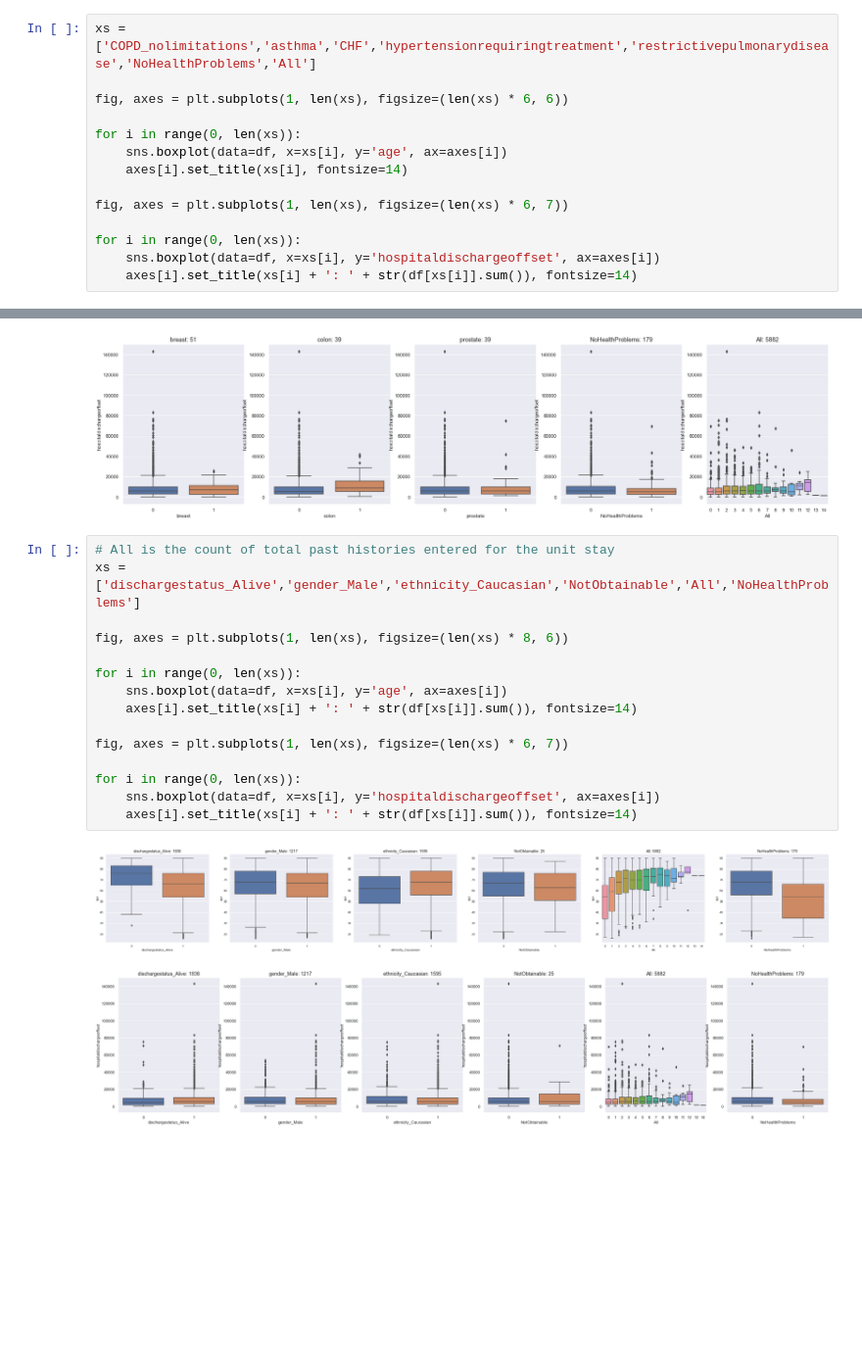
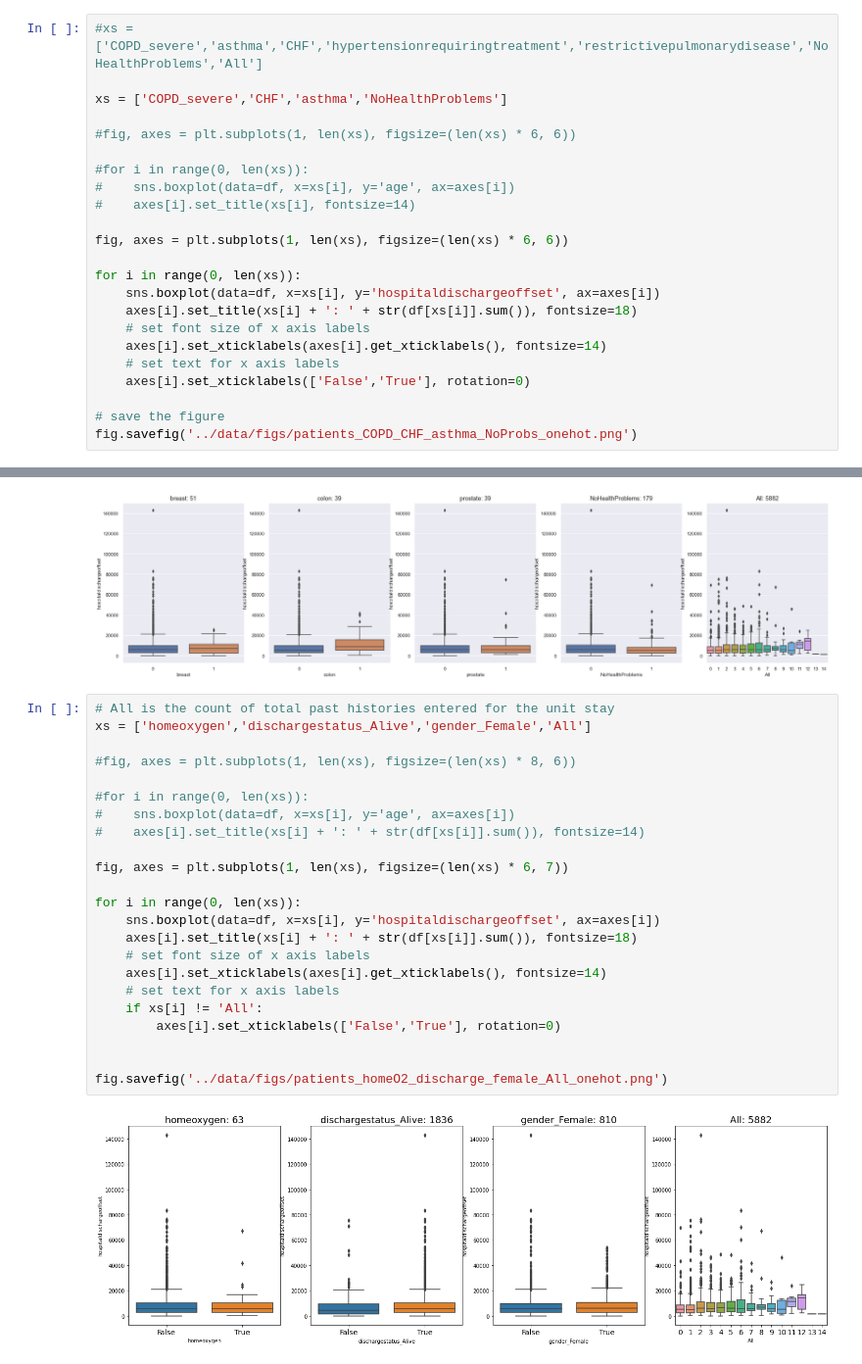
Before and after one commit to dianamJLAB/DS6050, a Jupyter notebook: eICU_gan/gan_work/eICU_exploration.ipynb, the cells around one changed output, grey strips where cells are left out. Shown at 98% size. Cells and saved outputs as stored; diff of their text form; blank space fills up the shorter version.

```diff
--- a/eICU_gan/gan_work/eICU_exploration.ipynb
+++ b/eICU_gan/gan_work/eICU_exploration.ipynb
@@ -995,17 +996,26 @@ df = pd.read_csv('../data/patients_allpasthistory_onehot.csv')
     1. colon*
     1. uterus
 # %%
-xs = ['COPD_nolimitations','asthma','CHF','hypertensionrequiringtreatment','restrictivepulmonarydisease','NoHealthProblems','All']
+#xs = ['COPD_severe','asthma','CHF','hypertensionrequiringtreatment','restrictivepulmonarydisease','NoHealthProblems','All']
+
+xs = ['COPD_severe','CHF','asthma','NoHealthProblems']
+
+#fig, axes = plt.subplots(1, len(xs), figsize=(len(xs) * 6, 6))
+
+#for i in range(0, len(xs)):
+#    sns.boxplot(data=df, x=xs[i], y='age', ax=axes[i])
+#    axes[i].set_title(xs[i], fontsize=14)
 
 fig, axes = plt.subplots(1, len(xs), figsize=(len(xs) * 6, 6))
 
 for i in range(0, len(xs)):
-    sns.boxplot(data=df, x=xs[i], y='age', ax=axes[i])
-    axes[i].set_title(xs[i], fontsize=14)
+    sns.boxplot(data=df, x=xs[i], y='hospitaldischargeoffset', ax=axes[i])
+    axes[i].set_title(xs[i] + ': ' + str(df[xs[i]].sum()), fontsize=18)
+    # set font size of x axis labels
+    axes[i].set_xticklabels(axes[i].get_xticklabels(), fontsize=14)
+    # set text for x axis labels
+    axes[i].set_xticklabels(['False','True'], rotation=0)
 
-fig, axes = plt.subplots(1, len(xs), figsize=(len(xs) * 6, 7))
-
-for i in range(0, len(xs)):
-    sns.boxplot(data=df, x=xs[i], y='hospitaldischargeoffset', ax=axes[i])
-    axes[i].set_title(xs[i] + ': ' + str(df[xs[i]].sum()), fontsize=14)
+# save the figure
+fig.savefig('../data/figs/patients_COPD_CHF_asthma_NoProbs_onehot.png')
 # %% [output]
@@ -1030,19 +1039,26 @@ for i in range(0, len(xs)):
 [figure]
 # %%
 # All is the count of total past histories entered for the unit stay
-xs = ['dischargestatus_Alive','gender_Male','ethnicity_Caucasian','NotObtainable','All','NoHealthProblems']
+xs = ['homeoxygen','dischargestatus_Alive','gender_Female','All']
 
-fig, axes = plt.subplots(1, len(xs), figsize=(len(xs) * 8, 6))
+#fig, axes = plt.subplots(1, len(xs), figsize=(len(xs) * 8, 6))
 
-for i in range(0, len(xs)):
-    sns.boxplot(data=df, x=xs[i], y='age', ax=axes[i])
-    axes[i].set_title(xs[i] + ': ' + str(df[xs[i]].sum()), fontsize=14)
+#for i in range(0, len(xs)):
+#    sns.boxplot(data=df, x=xs[i], y='age', ax=axes[i])
+#    axes[i].set_title(xs[i] + ': ' + str(df[xs[i]].sum()), fontsize=14)
 
 fig, axes = plt.subplots(1, len(xs), figsize=(len(xs) * 6, 7))
 
 for i in range(0, len(xs)):
     sns.boxplot(data=df, x=xs[i], y='hospitaldischargeoffset', ax=axes[i])
-    axes[i].set_title(xs[i] + ': ' + str(df[xs[i]].sum()), fontsize=14)
+    axes[i].set_title(xs[i] + ': ' + str(df[xs[i]].sum()), fontsize=18)
+    # set font size of x axis labels
+    axes[i].set_xticklabels(axes[i].get_xticklabels(), fontsize=14)
+    # set text for x axis labels
+    if xs[i] != 'All':
+        axes[i].set_xticklabels(['False','True'], rotation=0)
+
+
+fig.savefig('../data/figs/patients_homeO2_discharge_female_All_onehot.png')
 # %% [output]
-[figure, old version]
+[figure, new version]
-[figure, removed]
```
Also changed, not shown: parts of 3 cells of this notebook, 7 other files.
